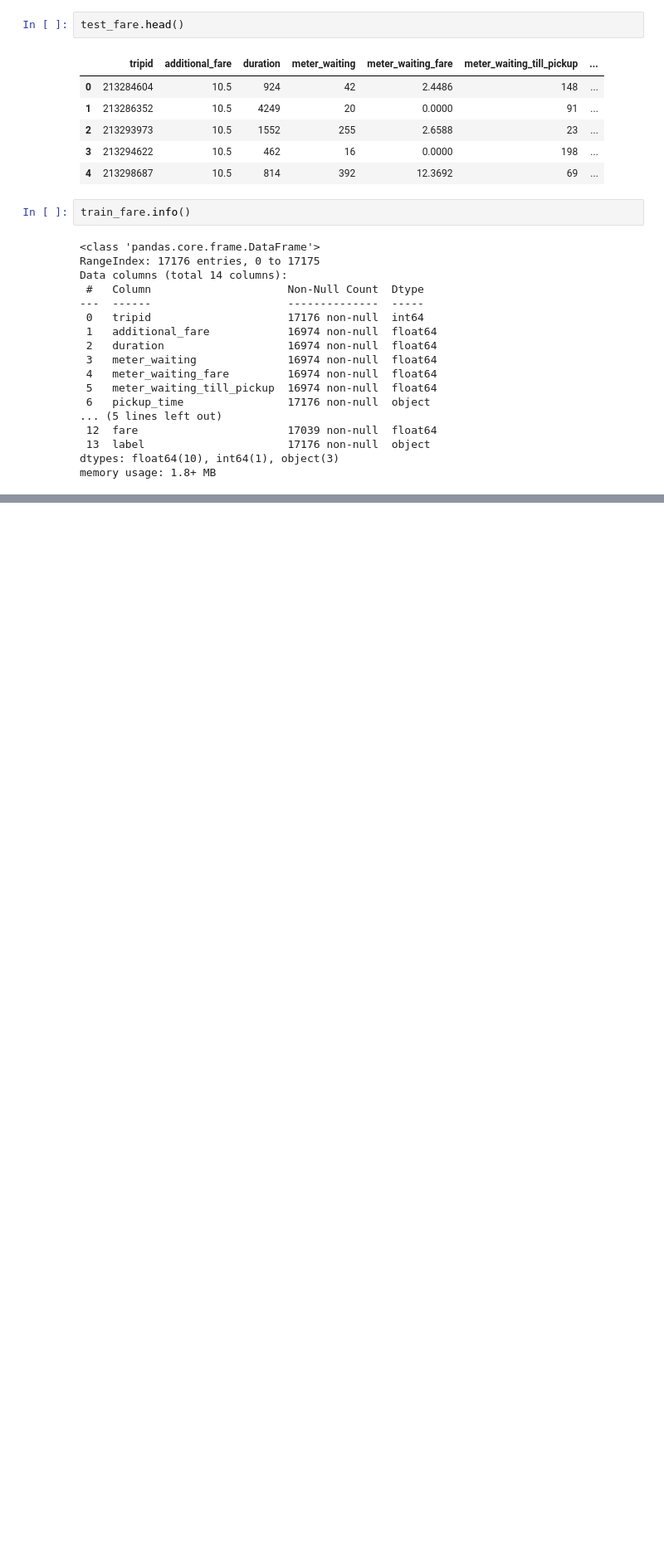
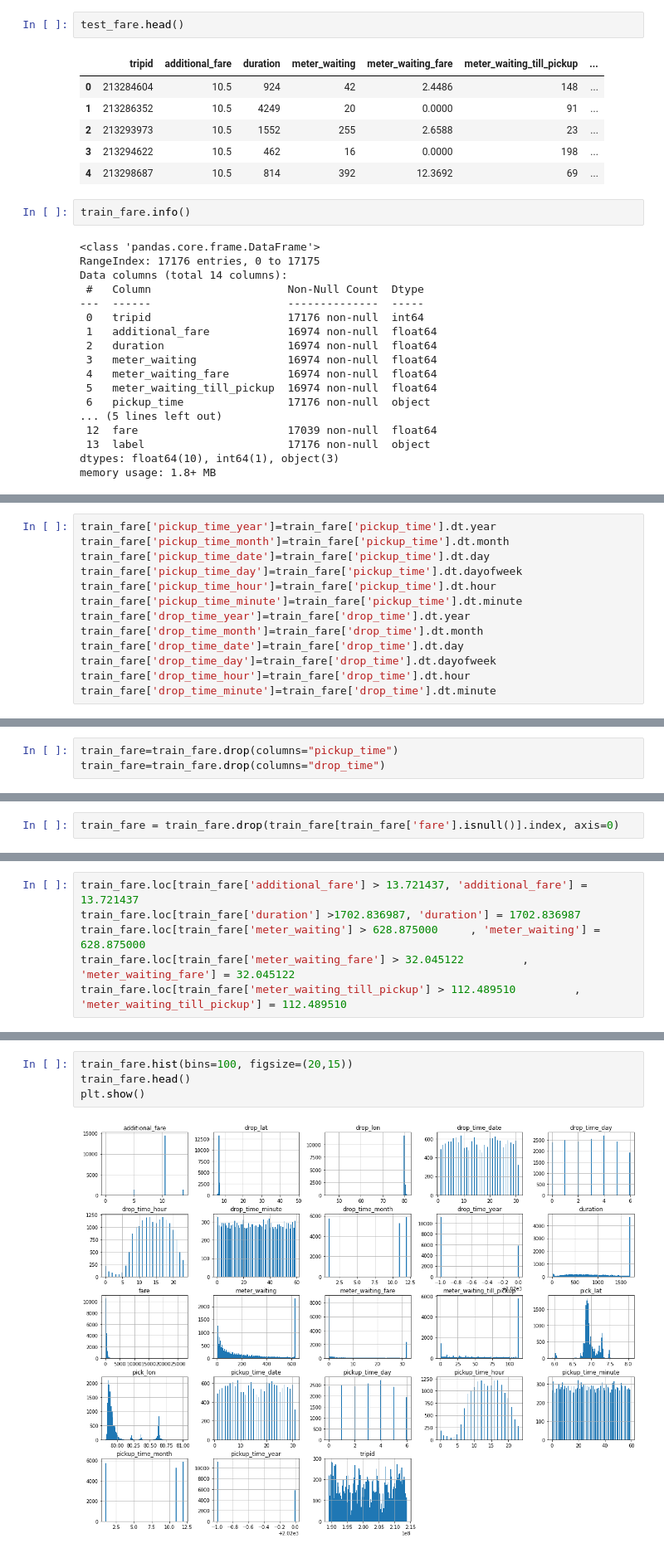
Before and after one commit to bawantha/ride_fare, a Jupyter notebook: RideFarePrediction.ipynb, the cells around one changed output, grey strips where cells are left out. Shown: that part at 83% size. Cells and saved outputs as stored; diff of their text form; blank space fills up the shorter version.

```diff
--- a/RideFarePrediction.ipynb
+++ b/RideFarePrediction.ipynb
@@ -68,0 +217,13 @@ memory usage: 1.8+ MB
+# %%
+train_fare['pickup_time_year']=train_fare['pickup_time'].dt.year
+train_fare['pickup_time_month']=train_fare['pickup_time'].dt.month
+train_fare['pickup_time_date']=train_fare['pickup_time'].dt.day
+train_fare['pickup_time_day']=train_fare['pickup_time'].dt.dayofweek
+train_fare['pickup_time_hour']=train_fare['pickup_time'].dt.hour
+train_fare['pickup_time_minute']=train_fare['pickup_time'].dt.minute
+train_fare['drop_time_year']=train_fare['drop_time'].dt.year
+train_fare['drop_time_month']=train_fare['drop_time'].dt.month
+train_fare['drop_time_date']=train_fare['drop_time'].dt.day
+train_fare['drop_time_day']=train_fare['drop_time'].dt.dayofweek
+train_fare['drop_time_hour']=train_fare['drop_time'].dt.hour
+train_fare['drop_time_minute']=train_fare['drop_time'].dt.minute
@@ -68,0 +239,3 @@ memory usage: 1.8+ MB
+# %%
+train_fare=train_fare.drop(columns="pickup_time")
+train_fare=train_fare.drop(columns="drop_time")
@@ -68,0 +266,2 @@ memory usage: 1.8+ MB
+# %%
+train_fare = train_fare.drop(train_fare[train_fare['fare'].isnull()].index, axis=0)
@@ -68,0 +324,6 @@ memory usage: 1.8+ MB
+# %%
+train_fare.loc[train_fare['additional_fare'] > 13.721437, 'additional_fare'] = 13.721437
+train_fare.loc[train_fare['duration'] >1702.836987, 'duration'] = 1702.836987
+train_fare.loc[train_fare['meter_waiting'] > 628.875000 	, 'meter_waiting'] = 628.875000
+train_fare.loc[train_fare['meter_waiting_fare'] > 32.045122 	 	, 'meter_waiting_fare'] = 32.045122
+train_fare.loc[train_fare['meter_waiting_till_pickup'] > 112.489510 	 	, 'meter_waiting_till_pickup'] = 112.489510
@@ -68,0 +342,6 @@ memory usage: 1.8+ MB
+# %%
+train_fare.hist(bins=100, figsize=(20,15))
+train_fare.head()
+plt.show()
+# %% [output]
+[figure, added]
```
Also changed, not shown: parts of 68 cells of this notebook.
